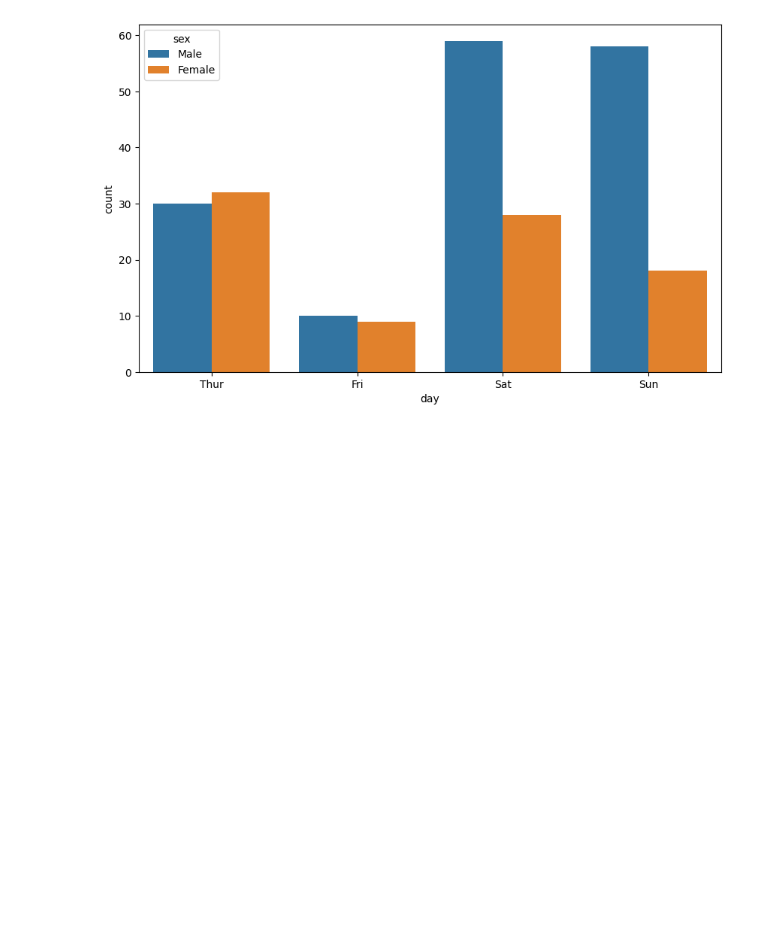
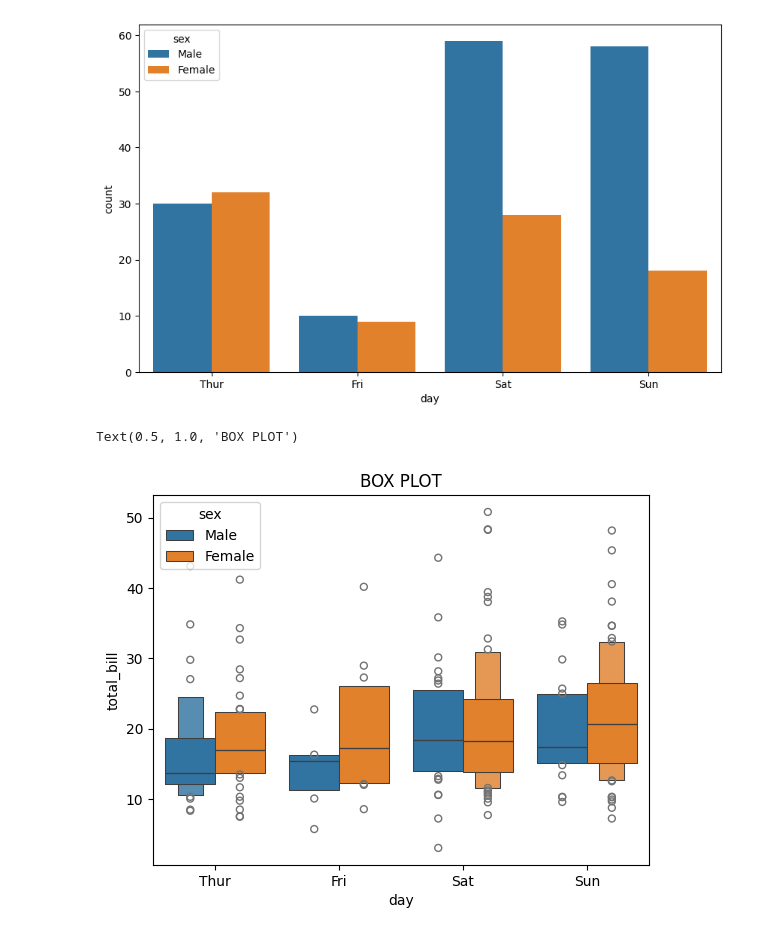
Before and after one commit to suharafidhawork-sudo/Data-Science-, a Jupyter notebook: Data visualization/seaborn/categorical_plots.ipynb, the cells around one changed output. Cells and saved outputs as stored; diff of their text form; code cells hidden in the pictures; blank space fills up the shorter version.

```diff
--- a/Data visualization/seaborn/categorical_plots.ipynb
+++ b/Data visualization/seaborn/categorical_plots.ipynb
@@ -21,3 +22,10 @@ sns.countplot(data=d, x='day', hue='sex')  # Using 'day' as an example of a cate
 plt.show()
 # %% [output]
 [figure]
+# %%
+#BOX PLOT
+sns.boxenplot(x='day',y='total_bill',hue='sex',data=d)
+plt.title("BOX PLOT")
+# %% [output]
+Text(0.5, 1.0, 'BOX PLOT')
+[figure, added]
```
Also changed, not shown: parts of 9 cells of this notebook, 1 other file.
